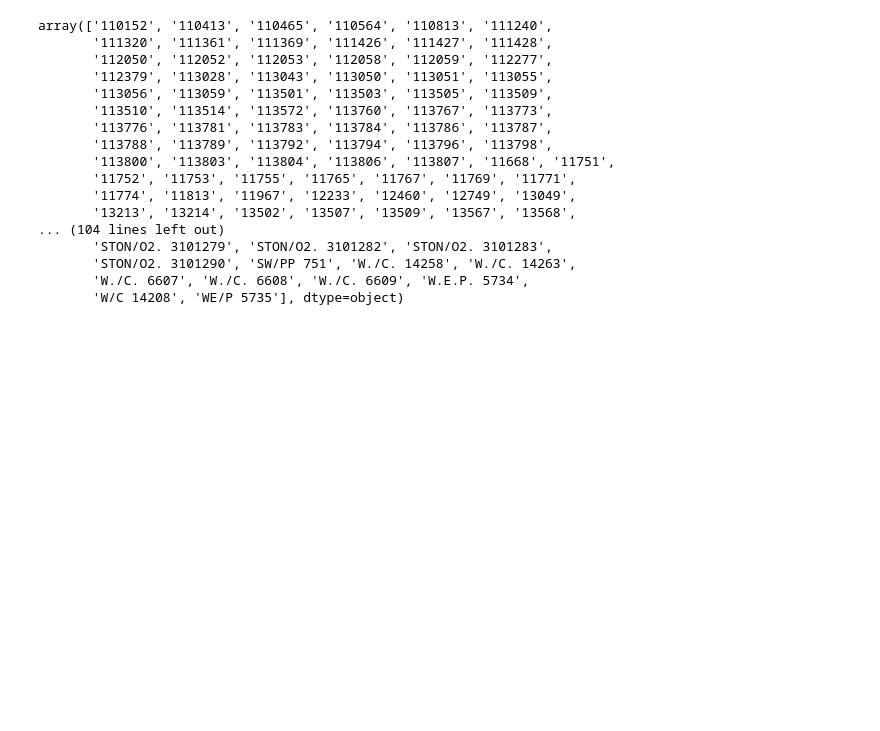
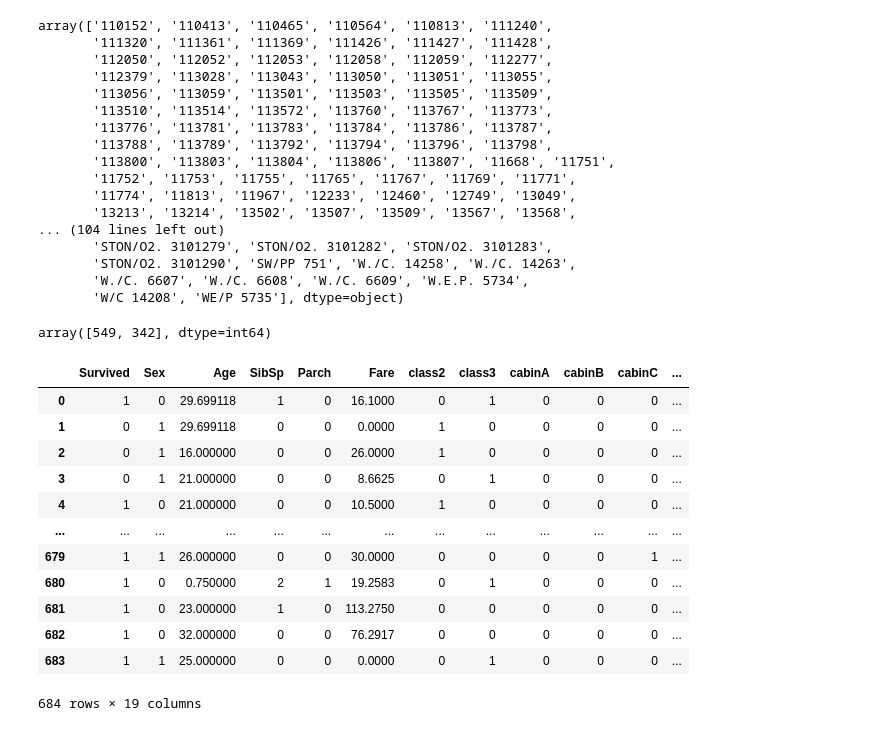
Before and after one commit to Vignesh021102/titanic_survival_prediction, a Jupyter notebook: preprocessing.ipynb, the cells around one changed output. Drawn from its saved outputs; the diff is of its cells as text; code cells hidden in the pictures; blank space fills up the shorter version.

```diff
--- a/preprocessing.ipynb
+++ b/preprocessing.ipynb
@@ -114,6 +118,6 @@ embarked.columns = ['cherbourg','queenstown','southampton']
 cabin = pd.get_dummies(df['Cabin'].apply(lambda x:x[0]),drop_first=True)
 cabin.columns = ['cabinA', 'cabinB', 'cabinC', 'cabinD', 'cabinE', 'cabinF', 'cabinG', 'cabinT']
 # %%
-df = df.drop(['Pclass','Embarked','Cabin'],axis=1)
+df = df.drop(['PassengerId','Pclass','Embarked','Cabin'],axis=1)
 # %%
 preprocessed_df = pd.concat([df,PclassGroup,cabin,embarked],axis=1)
@@ -120,0 +125,37 @@ preprocessed_df.to_csv('preprocessed_df.csv')
+# %%
+survivedCount = preprocessed_df.groupby(['Survived']).count().values[:,0]
+# %%
+survivedCount
+# %% [output]
+array([549, 342], dtype=int64)
+# %%
+shuffled_predf = preprocessed_df.sample(frac = 1,random_state = random_state)
+# %%
+zeros = 0
+ones = 0
+indexBal = 0
+for i in range(shuffled_predf.shape[0]):
+    if shuffled_predf.iloc[i+indexBal]['Survived'] == 0:
+        zeros += 1
+        if (zeros>survivedCount[1]):
+            shuffled_predf = shuffled_predf.drop(shuffled_predf.iloc[i+indexBal].name)
+            indexBal -= 1
+    #print(i,zeros,ones,shuffled_predf['Survived'].iloc[i+indexBal],indexBal)
+# %%
+shuffled_predf.groupby(['Survived']).count().values[:,0]
+balanced_df = shuffled_predf
+balanced_df.reset_index(drop=True)
+# %% [output]
+|  | Survived | Sex | Age | SibSp | Parch | Fare | class2 | class3 | cabinA | cabinB | cabinC | ... |
+| 0 | 1 | 0 | 29.699118 | 1 | 0 | 16.1000 | 0 | 1 | 0 | 0 | 0 | ... |
+| 1 | 0 | 1 | 29.699118 | 0 | 0 | 0.0000 | 1 | 0 | 0 | 0 | 0 | ... |
+| 2 | 0 | 1 | 16.000000 | 0 | 0 | 26.0000 | 1 | 0 | 0 | 0 | 0 | ... |
+| 3 | 0 | 1 | 21.000000 | 0 | 0 | 8.6625 | 0 | 1 | 0 | 0 | 0 | ... |
+| 4 | 1 | 0 | 21.000000 | 0 | 0 | 10.5000 | 1 | 0 | 0 | 0 | 0 | ... |
+| ... | ... | ... | ... | ... | ... | ... | ... | ... | ... | ... | ... | ... |
+| 679 | 1 | 1 | 26.000000 | 0 | 0 | 30.0000 | 0 | 0 | 0 | 0 | 1 | ... |
+| 680 | 1 | 0 | 0.750000 | 2 | 1 | 19.2583 | 0 | 1 | 0 | 0 | 0 | ... |
+| 681 | 1 | 0 | 23.000000 | 1 | 0 | 113.2750 | 0 | 0 | 0 | 0 | 0 | ... |
+| 682 | 1 | 0 | 32.000000 | 0 | 0 | 76.2917 | 0 | 0 | 0 | 0 | 0 | ... |
+| 683 | 1 | 1 | 25.000000 | 0 | 0 | 0.0000 | 0 | 1 | 0 | 0 | 0 | ... |
+684 rows × 19 columns
```
Also changed, not shown: parts of 4 cells of this notebook, 4 other files.
